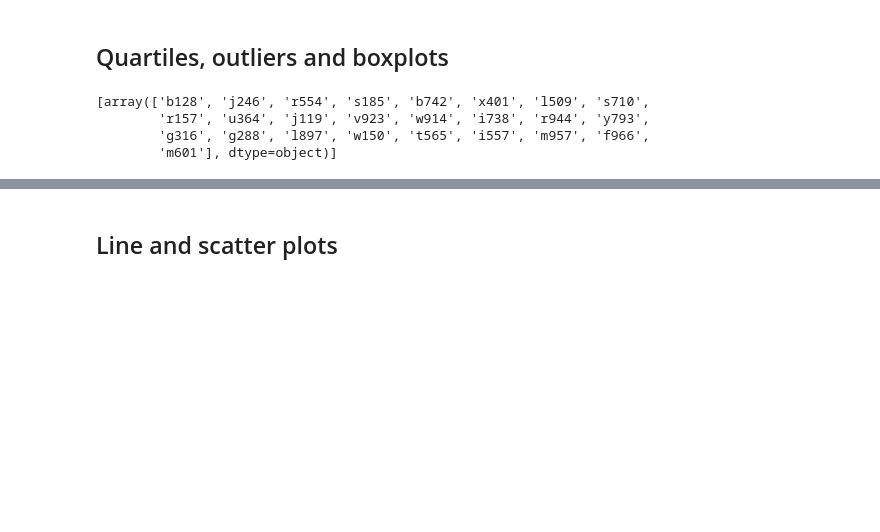
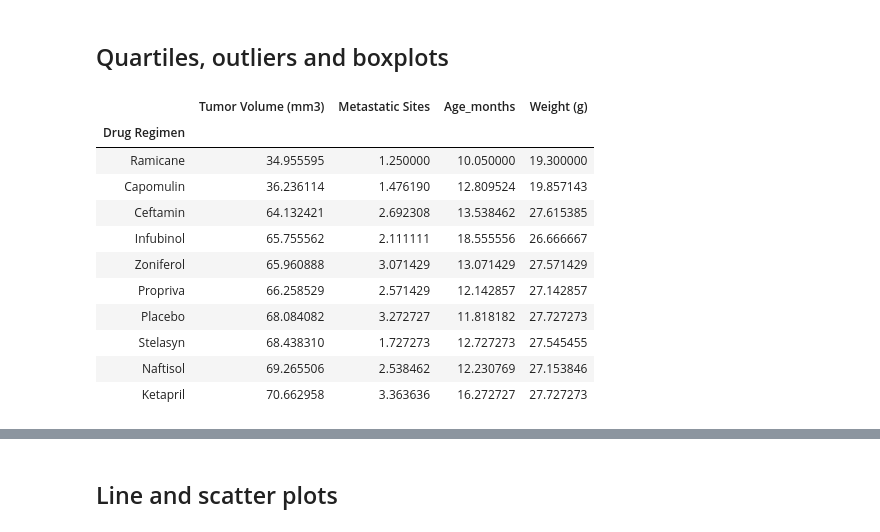
Before and after one commit to wisemantyr/Pymaceuticals, a Jupyter notebook: Pymaceuticals.ipynb, the cells around one changed output, grey strips where cells are left out. Drawn from its saved outputs; the diff is of its cells as text; code cells hidden in the pictures; blank space fills up the shorter version.

Commit message:
finished quartiles and outliers

```diff
--- a/Pymaceuticals.ipynb
+++ b/Pymaceuticals.ipynb
@@ -148,28 +148,24 @@ Pie2
 [figure]
 # %% [markdown]
 ## Quartiles, outliers and boxplots
-# %%
-# Calculate the final tumor volume of each mouse across four of the most promising treatment regimens. Calculate the IQR and quantitatively determine if there are any potential outliers.
-
-BestRegimens = IndexedSummaryStatsTable.sort_values(by = ["Data Points"],ascending=False)
-
-BestRegimens = BestRegimens.iloc[0:4, :]
-BestRegimens
-
-
-mouse_tumors = capomulin_df[["Mouse ID", "Tumor Volume (mm3)", "Timepoint"]]
-#grouped_mouse_tumors = mouse_tumors.groupby(["Mouse ID", "Timepoint"])
-
-mice = [mouse_tumors["Mouse ID"].unique()]
-
-
-
-#quartiles = temperatures.quantile([.25,.5,.75])
-#lowerq = quartiles[0.25]
-#upperq = quartiles[0.75]
-#iqr = upperq-lowerq
-# %% [output]
-[array(['b128', 'j246', 'r554', 's185', 'b742', 'x401', 'l509', 's710',
-        'r157', 'u364', 'j119', 'v923', 'w914', 'i738', 'r944', 'y793',
-        'g316', 'g288', 'l897', 'w150', 't565', 'i557', 'm957', 'f966',
-        'm601'], dtype=object)]
+# %%
+# Calculate the final tumor volume of each mouse across four of the most promising treatment regimens.
+
+#four most promising treatments
+average_tumors_by_time=merged_df.groupby(["Timepoint", "Drug Regimen"]).mean()
+final_tumor_average = average_tumors_by_time.loc[45]
+final_tumor_average = final_tumor_average.sort_values(by=["Tumor Volume (mm3)"])
+final_tumor_average
+# %% [output]
+|  | Tumor Volume (mm3) | Metastatic Sites | Age_months | Weight (g) |
+| Drug Regimen |  |  |  |  |
+| Ramicane | 34.955595 | 1.250000 | 10.050000 | 19.300000 |
+| Capomulin | 36.236114 | 1.476190 | 12.809524 | 19.857143 |
+| Ceftamin | 64.132421 | 2.692308 | 13.538462 | 27.615385 |
+| Infubinol | 65.755562 | 2.111111 | 18.555556 | 26.666667 |
+| Zoniferol | 65.960888 | 3.071429 | 13.071429 | 27.571429 |
+| Propriva | 66.258529 | 2.571429 | 12.142857 | 27.142857 |
+| Placebo | 68.084082 | 3.272727 | 11.818182 | 27.727273 |
+| Stelasyn | 68.438310 | 1.727273 | 12.727273 | 27.545455 |
+| Naftisol | 69.265506 | 2.538462 | 12.230769 | 27.153846 |
+| Ketapril | 70.662958 | 3.363636 | 16.272727 | 27.727273 |
```
Also changed, not shown: parts of 2 cells of this notebook.
